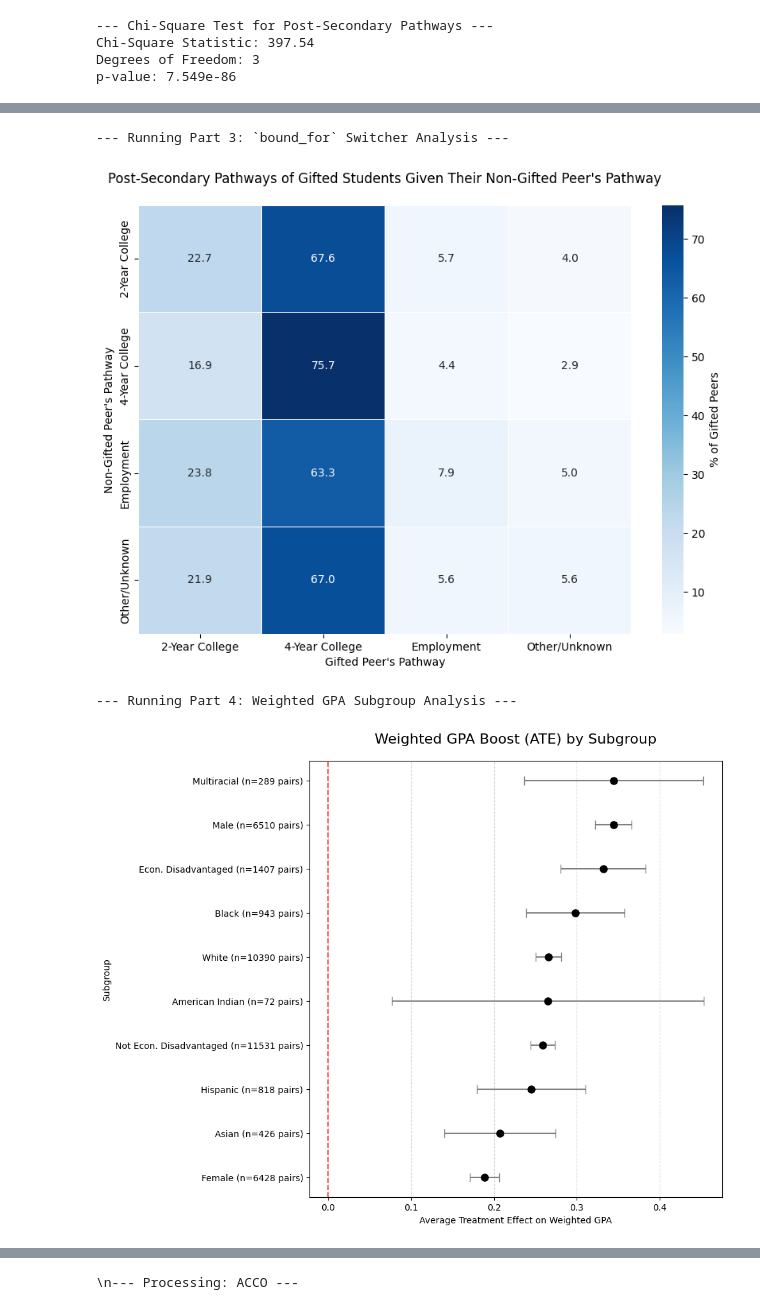
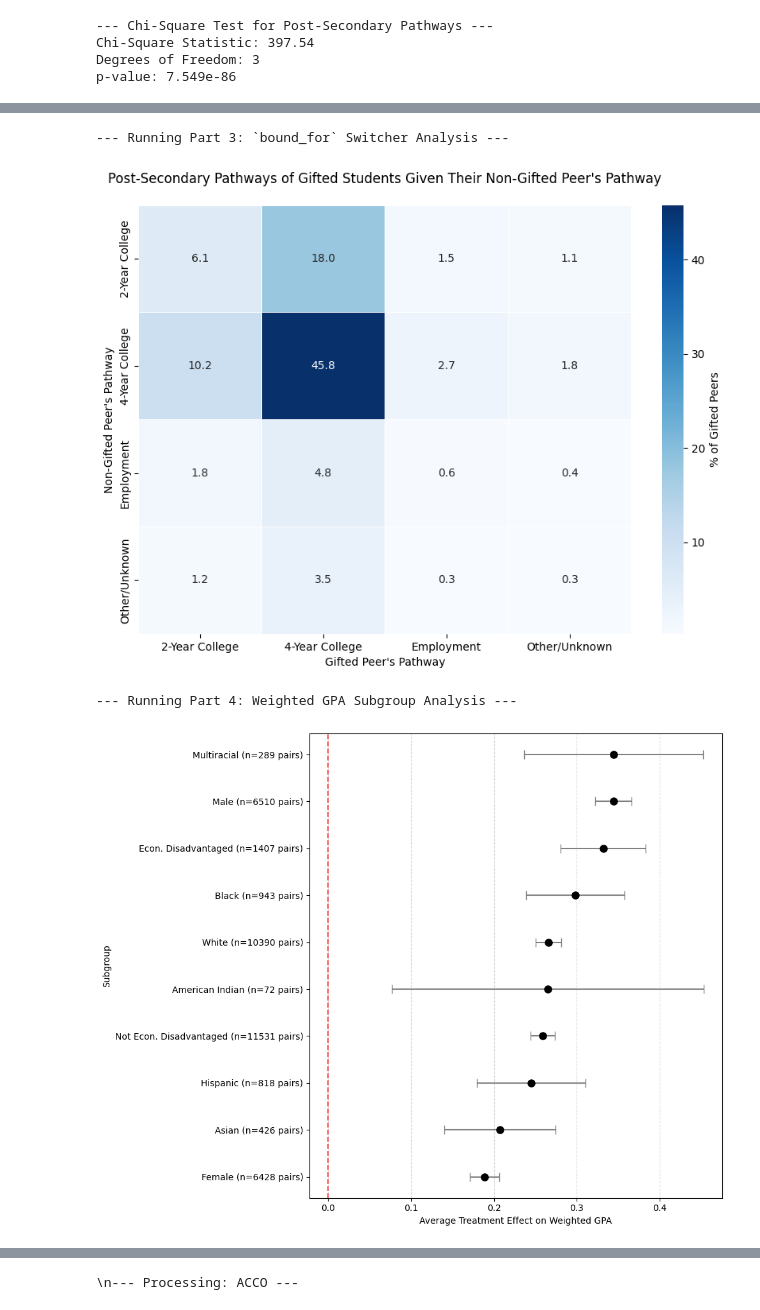
Before and after one commit to dmatten1/gifted-paper, a Jupyter notebook: analysis.ipynb, the cells around one changed output, grey strips where cells are left out. Drawn from its saved outputs; the diff is of its cells as text; code cells hidden in the pictures.

```diff
--- a/analysis.ipynb
+++ b/analysis.ipynb
@@ -461,37 +449,60 @@ subgroup_vars = ['sex_M', 'sex_F', 'eds_Y', 'eds_N', 'ethnic_W', 'ethnic_B', 'et
 outcome_vars = ['math_post', 'reading_post']
 results = []
 
+# --- 2. Create Inverse Boolean Columns ---
+# This is a good practice to ensure all subgroups are explicitly defined.
 pairs['eds_N'] = ~pairs['eds_Y']
 pairs['sex_F'] = ~pairs['sex_M']
 
+# --- 3. Iterate and Calculate Metrics ---
 for subgroup in subgroup_vars:
     for outcome in outcome_vars:
+        # Filter the dataframe for the current subgroup
         subgroup_df = pairs[pairs[subgroup] == True]
         if subgroup_df.empty:
             continue
 
+        # Pivot to get treated and control scores side-by-side for each pair
         pair_scores = subgroup_df.pivot_table(index='match_id', columns='treatment', values=outcome)
+
+        # Ensure both treatment and control columns exist
         if 0 not in pair_scores.columns or 1 not in pair_scores.columns:
             continue
 
         pair_scores.rename(columns={0: 'control', 1: 'treated'}, inplace=True)
-        pair_scores.dropna(inplace=True)
+        pair_scores.dropna(inplace=True) # Drop pairs with missing scores
         n_pairs = len(pair_scores)
 
+        # Proceed only if there are enough pairs to calculate stats
         if n_pairs > 1:
+            # Calculate the difference for each pair
             diff = pair_scores['treated'] - pair_scores['control']
+
+            # --- CALCULATIONS ---
             ate = diff.mean()
-            stderr = diff.std(ddof=1) / (n_pairs ** 0.5)
+            std_dev_diff = diff.std(ddof=1) # Standard deviation of the differences
+
+            # Calculate Cohen's d for paired samples
+            # Check for zero standard deviation to avoid division error
+            if std_dev_diff > 0:
+                cohens_d = ate / std_dev_diff
+            else:
+                cohens_d = 0.0 # If there's no variation in differences, effect size is 0
+
+            # Calculate standard error and confidence interval
+            stderr = std_dev_diff / (n_pairs ** 0.5)
             if stderr > 0:
                 ci_low, ci_high = stats.t.interval(0.95, df=n_pairs - 1, loc=ate, scale=stderr)
             else:
                 ci_low, ci_high = ate, ate
 
+            # Append all results to the list
             results.append({
                 'Subgroup': subgroup,
                 'Outcome': outcome,
                 'N Pairs': n_pairs,
                 'ATE': ate,
+                'Cohens_d': cohens_d, # Added Cohen's d here
                 '95% CI Lower': ci_low,
                 '95% CI Upper': ci_high
             })
@@ -1050,11 +1060,11 @@ pathway_pairs = nongifted_pathway.join(gifted_pathway, lsuffix='_nongifted', rsu
 
 # Create the crosstab and normalize to get percentages
 crosstab = pd.crosstab(pathway_pairs['pathway_nongifted'], pathway_pairs['pathway_gifted'])
-crosstab_percent = crosstab.div(crosstab.sum(axis=1), axis=0) * 100
+crosstab_percent_global = crosstab / crosstab.values.sum() * 100
 
 # Plotting the heatmap
 plt.figure(figsize=(10, 7))
-sns.heatmap(crosstab_percent, annot=True, fmt=".1f", cmap="Blues", linewidths=.5, cbar_kws={'label': '% of Gifted Peers'})
+sns.heatmap(crosstab_percent_global, annot=True, fmt=".1f", cmap="Blues", linewidths=.5, cbar_kws={'label': '% of Gifted Peers'})
 plt.title('Post-Secondary Pathways of Gifted Students Given Their Non-Gifted Peer\'s Pathway', pad=20)
 plt.ylabel('Non-Gifted Peer\'s Pathway')
 plt.xlabel('Gifted Peer\'s Pathway')
@@ -1094,35 +1104,34 @@ for col, labels in subgroup_map.items():
         gifted_sub = sub_pairs[sub_pairs['treatment'] == 1].set_index('match_id')['gpa_weighted']
         nongifted_sub = sub_pairs[sub_pairs['treatment'] == 0].set_index('match_id')['gpa_weighted']
         diff_sub = gifted_sub - nongifted_sub.reindex(gifted_sub.index)
 
         ate = diff_sub.mean()
         ci = stats.t.interval(0.95, df=len(diff_sub)-1, loc=ate, scale=stats.sem(diff_sub))
 
         subgroup_results.append({'Subgroup': label, 'ATE': ate, 'CI_Lower': ci[0], 'CI_Upper': ci[1], 'N': num_pairs_sub})
 
 # Create the Forest Plot
 if subgroup_results:
     subgroup_df = pd.DataFrame(subgroup_results).sort_values('ATE')
 
     # Create a new column for labels that includes the sample size (n)
     subgroup_df['Subgroup_Label'] = subgroup_df.apply(lambda row: f"{row['Subgroup']} (n={row['N']} pairs)", axis=1)
 
     fig, ax = plt.subplots(figsize=(10, 8))
     # Use the new 'Subgroup_Label' for the y-axis
     ax.errorbar(x=subgroup_df['ATE'], y=subgroup_df['Subgroup_Label'],
                 xerr=(subgroup_df['ATE'] - subgroup_df['CI_Lower'], subgroup_df['CI_Upper'] - subgroup_df['ATE']),
                 fmt='o', capsize=5, color='black', ecolor='gray', markersize=8)
 
     ax.axvline(x=0, linestyle='--', color='red', alpha=0.7)
-    ax.set_title('Weighted GPA Boost (ATE) by Subgroup', fontsize=16, pad=20)
     ax.set_xlabel('Average Treatment Effect on Weighted GPA')
     ax.set_ylabel('Subgroup')
     ax.grid(axis='x', linestyle='--', alpha=0.5)
     plt.tight_layout()
     plt.show()
 # %% [output]
 --- Running Part 3: `bound_for` Switcher Analysis ---
-[figure, old version]
+[figure, new version]
 --- Running Part 4: Weighted GPA Subgroup Analysis ---
-[figure, old version]
+[figure, new version]
 # %%
```
Also changed, not shown: parts of 11 cells of this notebook, 11 other files.
